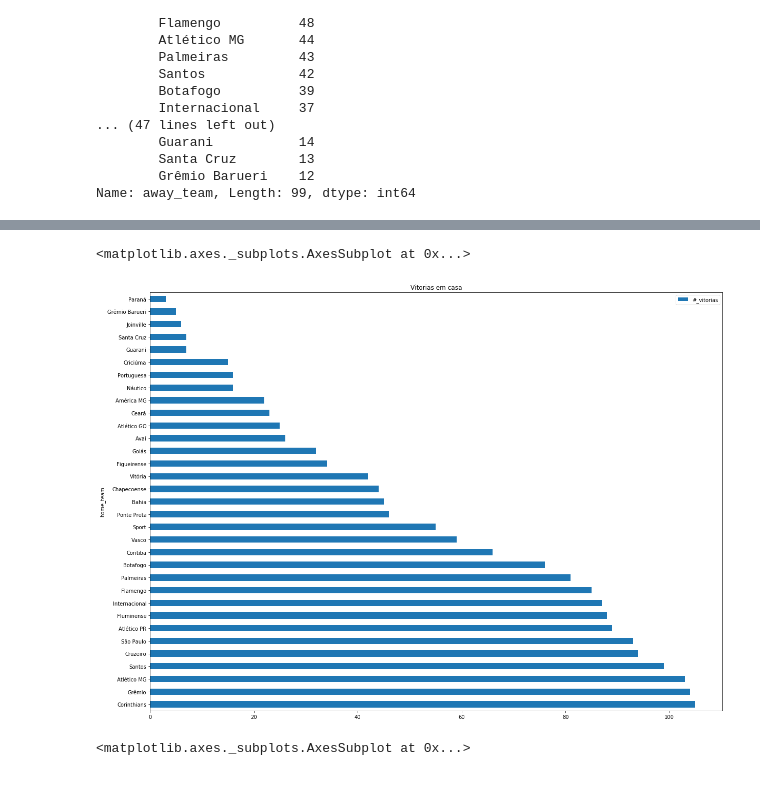
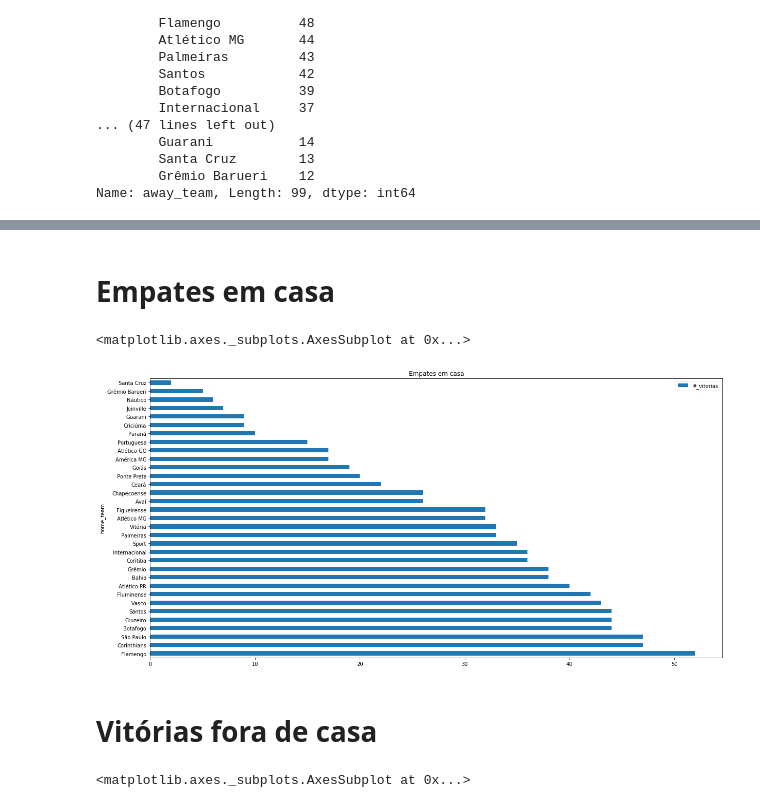
Before and after one commit to hlapa/brazilian_soccer_prediction, a Jupyter notebook: EDA.ipynb, the cells around one changed output, grey strips where cells are left out. Drawn from its saved outputs; the diff is of its cells as text; code cells hidden in the pictures.

```diff
--- a/EDA.ipynb
+++ b/EDA.ipynb
@@ -169,7 +149,9 @@ temp2[temp2['home_team']=='Palmeiras'].plot.bar()
+# %% [markdown]
+# Empates em casa
 # %%
-vitorias_hw=temp2[temp2['winner']=='HW']
+empates_hw=temp2[temp2['winner']=='D']
 # %%
-vitorias_hw.set_index('home_team').plot.barh(figsize=(20,15), title='Vitorias em casa')
+empates_hw.set_index('home_team').plot.barh(figsize=(20,10),title='Empates em casa')
 # %% [output]
 <matplotlib.axes._subplots.AxesSubplot at 0x...>
-[figure, old version]
+[figure, new version]
@@ -185,0 +158,2 @@ vitorias_aw=temp3[temp3['winner']=='AW']
+# %% [markdown]
+# Vitórias fora de casa
```
Also changed, not shown: parts of 22 cells of this notebook.
